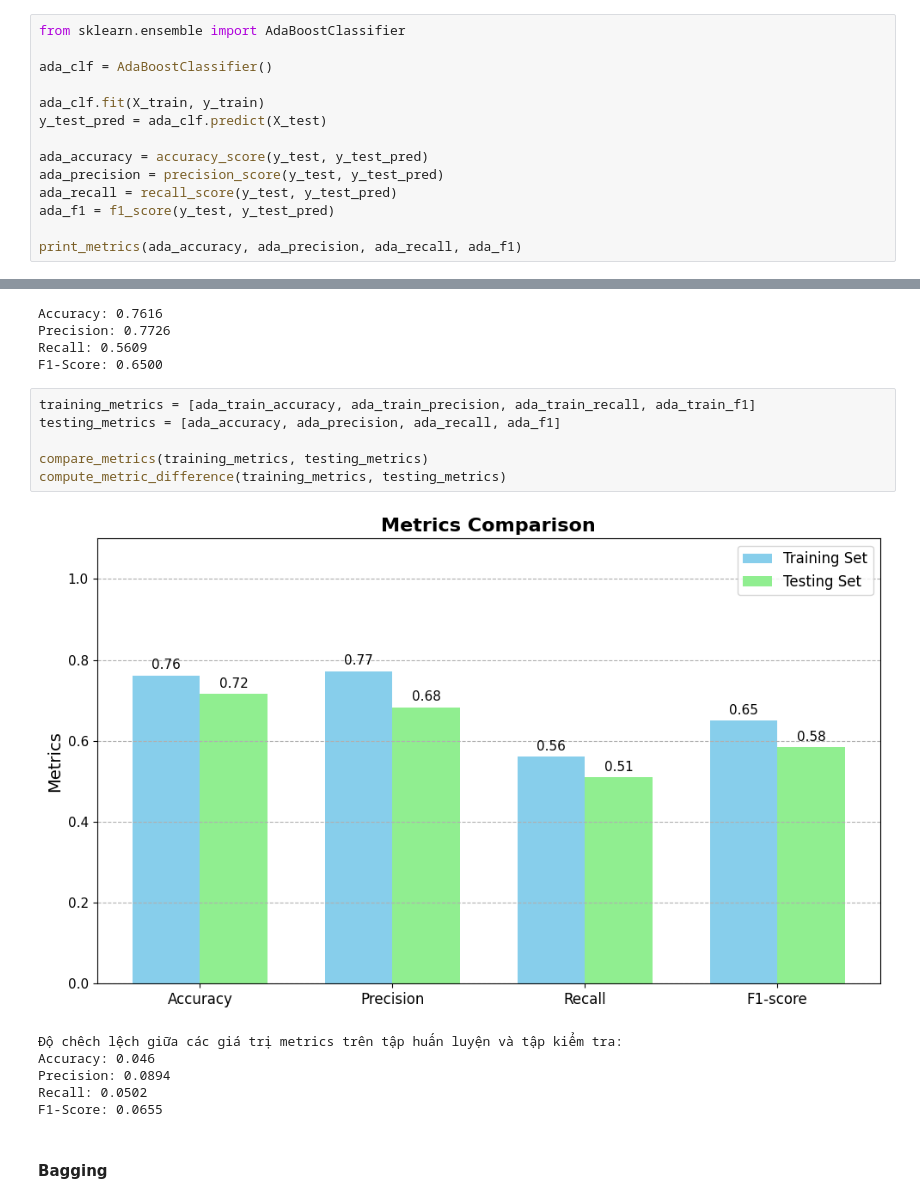
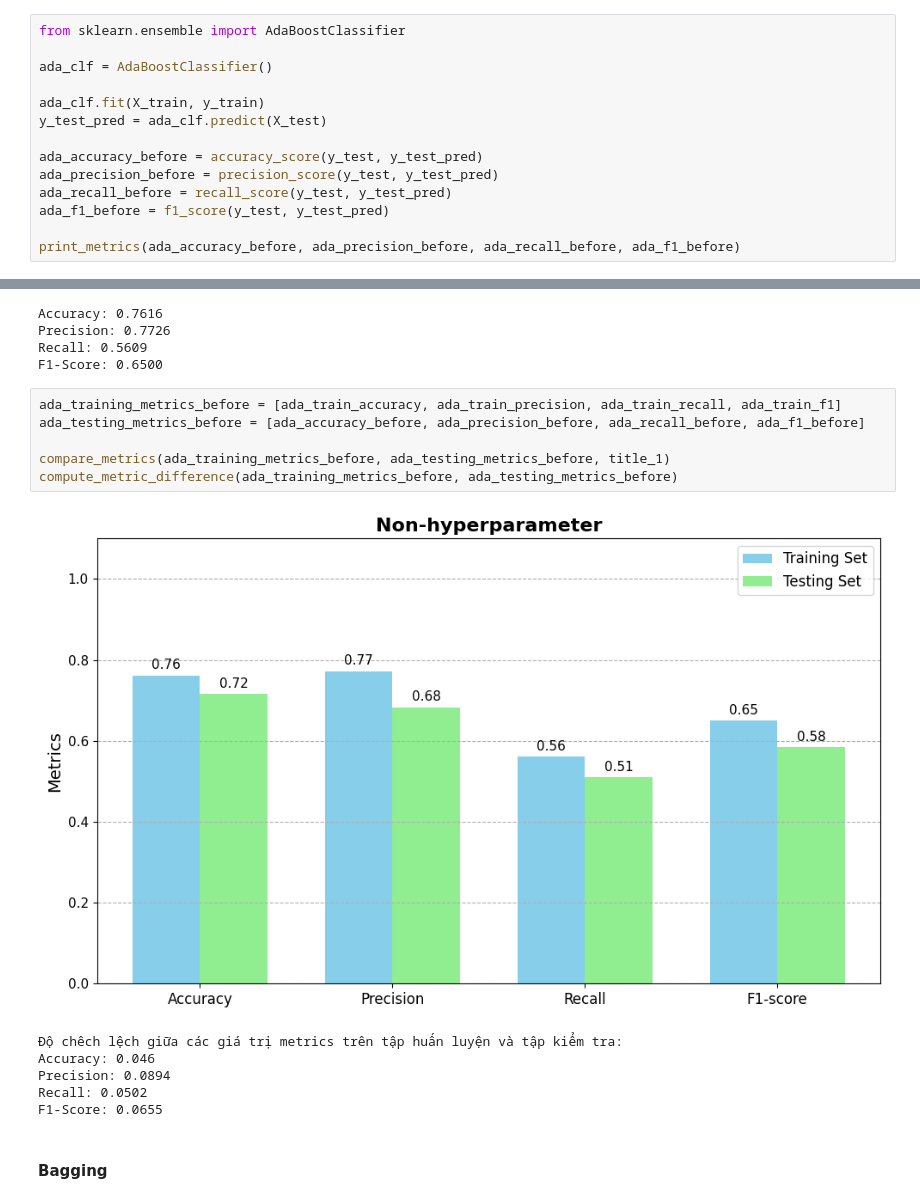
Before and after one commit to trnqbao/machine-learning-final-project, a Jupyter notebook: Ex2.ipynb, the cells around one changed output, grey strips where cells are left out. Drawn from its saved outputs; the diff is of its cells as text.

```diff
--- a/Ex2.ipynb
+++ b/Ex2.ipynb
@@ -890,12 +926,12 @@ ada_clf = AdaBoostClassifier()
 ada_clf.fit(X_train, y_train)
 y_test_pred = ada_clf.predict(X_test)
 
-ada_accuracy = accuracy_score(y_test, y_test_pred)
-ada_precision = precision_score(y_test, y_test_pred)
-ada_recall = recall_score(y_test, y_test_pred)
-ada_f1 = f1_score(y_test, y_test_pred)
+ada_accuracy_before = accuracy_score(y_test, y_test_pred)
+ada_precision_before = precision_score(y_test, y_test_pred)
+ada_recall_before = recall_score(y_test, y_test_pred)
+ada_f1_before = f1_score(y_test, y_test_pred)
 
-print_metrics(ada_accuracy, ada_precision, ada_recall, ada_f1)
+print_metrics(ada_accuracy_before, ada_precision_before, ada_recall_before, ada_f1_before)
 # %% [output]
 Accuracy: 0.7157
 Precision: 0.6831
@@ -915,19 +951,19 @@ Accuracy: 0.7616
 Precision: 0.7726
 Recall: 0.5609
 F1-Score: 0.6500
-# %%
-training_metrics = [ada_train_accuracy, ada_train_precision, ada_train_recall, ada_train_f1]
-testing_metrics = [ada_accuracy, ada_precision, ada_recall, ada_f1]
-
-compare_metrics(training_metrics, testing_metrics)
-compute_metric_difference(training_metrics, testing_metrics)
-# %% [output]
-[figure, removed]
-Độ chêch lệch giữa các giá trị metrics trên tập huấn luyện và tập kiểm tra:
-Accuracy: 0.046
-Precision: 0.0894
-Recall: 0.0502
-F1-Score: 0.0655
+# %%
+ada_training_metrics_before = [ada_train_accuracy, ada_train_precision, ada_train_recall, ada_train_f1]
+ada_testing_metrics_before = [ada_accuracy_before, ada_precision_before, ada_recall_before, ada_f1_before]
+
+compare_metrics(ada_training_metrics_before, ada_testing_metrics_before, title_1)
+compute_metric_difference(ada_training_metrics_before, ada_testing_metrics_before)
+# %% [output]
+[figure, added]
+Độ chêch lệch giữa các giá trị metrics trên tập huấn luyện và tập kiểm tra:
+Accuracy: 0.046
+Precision: 0.0894
+Recall: 0.0502
+F1-Score: 0.0655
 # %% [markdown]
 #### Bagging
 # %%
```
Also changed, not shown: parts of 81 cells of this notebook.
